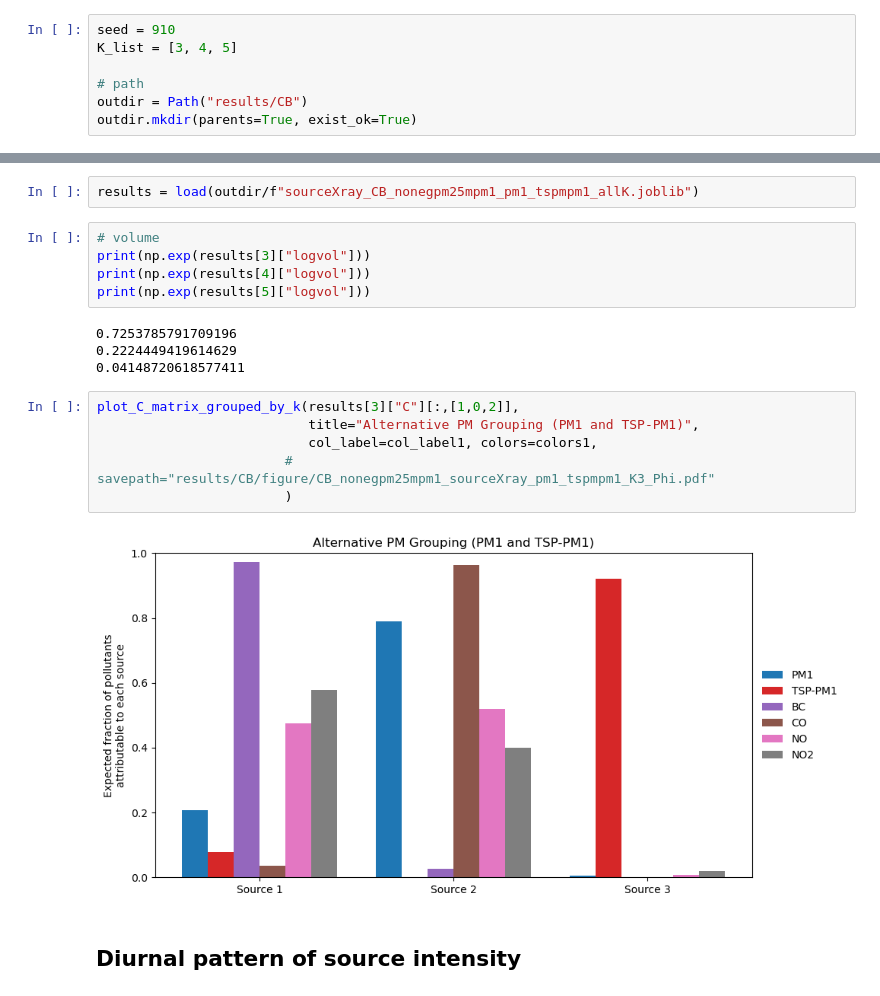
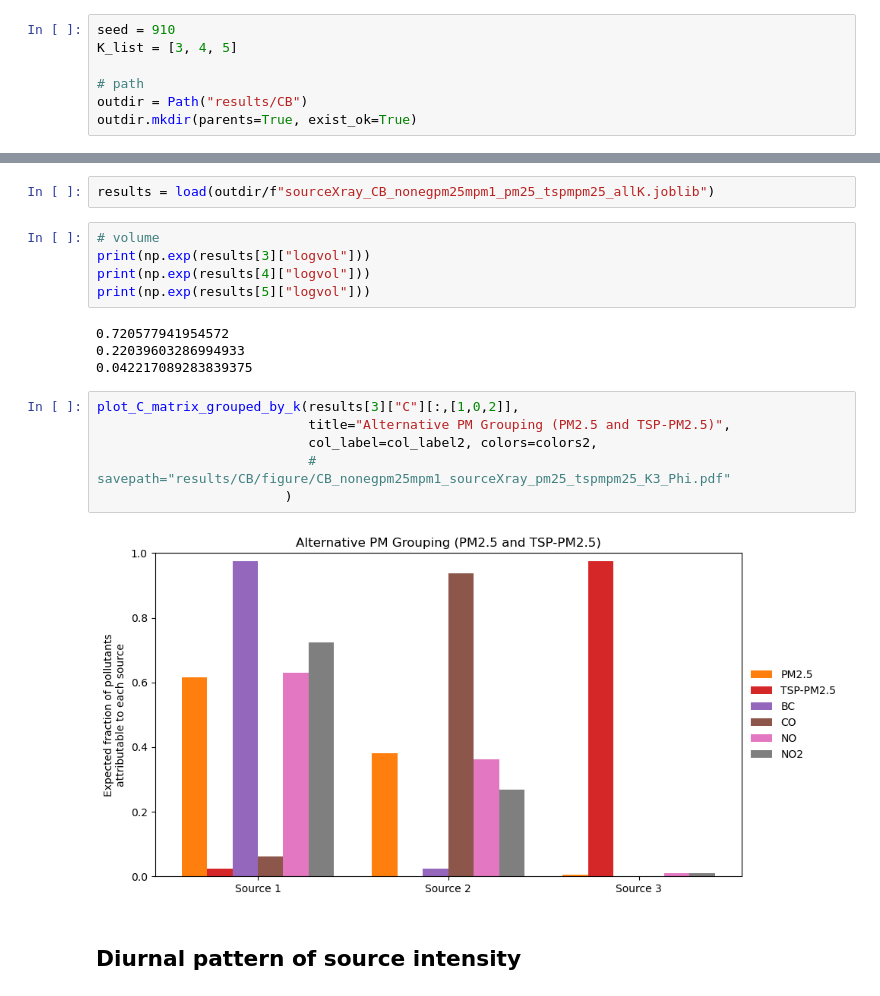
Before and after one commit to jinbora0720/GeomNMF-CurtisBay, a Jupyter notebook: CB_pmdiffsizebins_K3.ipynb, the cells around one changed output, grey strips where cells are left out. Drawn from its saved outputs; the diff is of its cells as text.

```diff
--- a/CB_pmdiffsizebins_K3.ipynb
+++ b/CB_pmdiffsizebins_K3.ipynb
@@ -119,22 +120,22 @@ outdir.mkdir(parents=True, exist_ok=True)
 # %%
-results = load(outdir/f"sourceXray_CB_nonegpm25mpm1_pm1_tspmpm1_allK.joblib")
+results = load(outdir/f"sourceXray_CB_nonegpm25mpm1_pm25_tspmpm25_allK.joblib")
 # %%
 # volume
 print(np.exp(results[3]["logvol"]))
 print(np.exp(results[4]["logvol"]))
 print(np.exp(results[5]["logvol"]))
 # %% [output]
-0.7253785791709196
-0.2224449419614629
-0.04148720618577411
+0.720577941954572
+0.22039603286994933
+0.042217089283839375
 # %%
 plot_C_matrix_grouped_by_k(results[3]["C"][:,[1,0,2]],
-                           title="Alternative PM Grouping (PM1 and TSP-PM1)",
-                           col_label=col_label1, colors=colors1,
-                        #    savepath="results/CB/figure/CB_nonegpm25mpm1_sourceXray_pm1_tspmpm1_K3_Phi.pdf"
+                           title="Alternative PM Grouping (PM2.5 and TSP-PM2.5)",
+                           col_label=col_label2, colors=colors2,
+                           # savepath="results/CB/figure/CB_nonegpm25mpm1_sourceXray_pm25_tspmpm25_K3_Phi.pdf"
                         )
 # %% [output]
-[figure, old version]
+[figure, new version]
 # %% [markdown]
 ## Diurnal pattern of source intensity
 # %%
```
Also changed, not shown: parts of 8 cells of this notebook.
